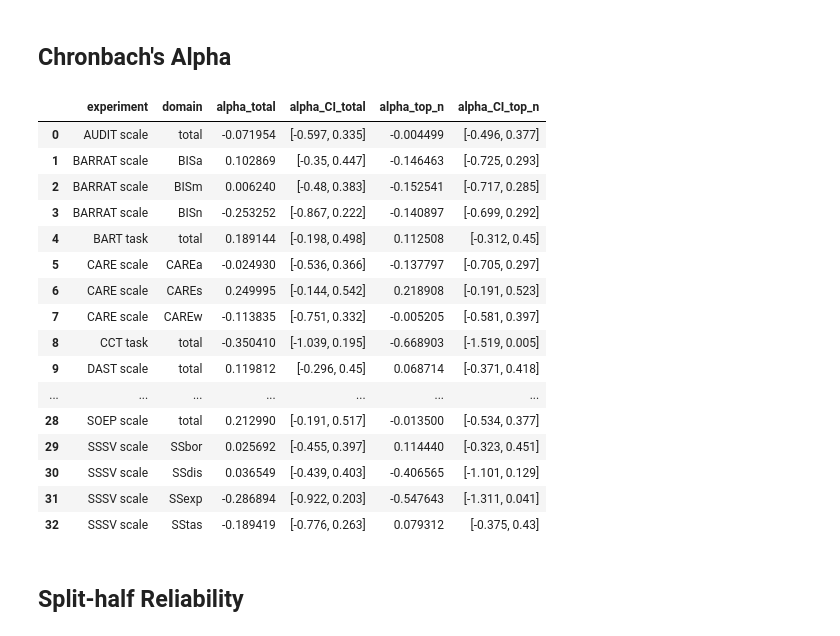
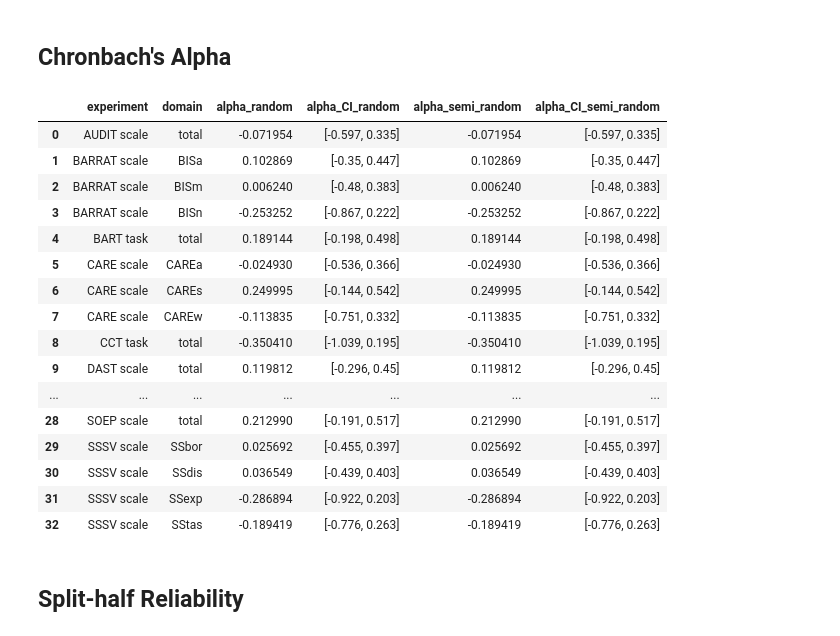
Before and after one commit to jelenameyer/GenInLLM, a Jupyter notebook: data_analysis/simulation_data_analysis_reliability.ipynb, the cells around one changed output. Saved outputs shown, nothing was run; the diff lists cells and outputs as text; code cells hidden in the pictures.

```diff
--- a/data_analysis/simulation_data_analysis_reliability.ipynb
+++ b/data_analysis/simulation_data_analysis_reliability.ipynb
@@ -20,4 +20,5 @@ import seaborn as sns
 ## Read Processed Data
 # %%
 # load overall df
-all_data = pd.read_csv("simulation_random/items_per_LLM_random_simulation.csv")
+random_all_data = pd.read_csv("simulation_random/items_per_LLM_random_simulation.csv")
+semi_random_all_data = pd.read_csv("simulation_semi_random/items_per_LLM_semi_random_simulation.csv")
@@ -61,4 +50,5 @@ def normalize_per_scale(data):
 
     return data
 
-all_data = normalize_per_scale(all_data)
+random_all_data = normalize_per_scale(random_all_data)
+semi_random_all_data = normalize_per_scale(semi_random_all_data)
@@ -76,11 +56,11 @@ all_data = normalize_per_scale(all_data)
 ## Chronbach's Alpha
 # %%
 # function:
-def compute_cronbach_alpha(score = "score"):
+def compute_cronbach_alpha(data, score = "score"):
     results = []
 
     # loop through experiments
-    for exp, exp_data in all_data.groupby("experiment"):
+    for exp, exp_data in data.groupby("experiment"):
 
         # check whether this experiment has subcategories
         if exp_data["category"].notna().any() and exp != "SOEP scale":
@@ -123,37 +103,40 @@ def compute_cronbach_alpha(score = "score"):
     return(pd.DataFrame(results))
 # %%
 # ---- Cronbach's alpha per domain or directly per scale, depending on whether the scale has subdomains ----
-alpha_df = compute_cronbach_alpha()
+alpha_df_random = compute_cronbach_alpha(random_all_data)
+alpha_df_semi_random = compute_cronbach_alpha(semi_random_all_data)
 
 
 # ---- Cronbach's alpha per domain or directly per scale, depending on whether the scale has subdomains ----
-alpha_top_n_df = compute_cronbach_alpha(score = "score_top_n")
+alpha_df_random_top_n= compute_cronbach_alpha(random_all_data, score = "score_top_n")
+alpha_df_semi_random_top_n = compute_cronbach_alpha(semi_random_all_data, score = "score_top_n")
+
 
 
 # Merge only selected columns
-alpha_df = alpha_df.merge(
-    alpha_top_n_df,
+alpha_df = alpha_df_random.merge(
+    alpha_df_semi_random,
     on=["experiment", "domain"],
     how="inner",
-    suffixes=("_total", "_top_n")
+    suffixes=("_random", "_semi_random")
 )
 
 display(alpha_df)
 # %% [output]
-|  | experiment | domain | alpha_total | alpha_CI_total | alpha_top_n | alpha_CI_top_n |
-| 0 | AUDIT scale | total | -0.071954 | [-0.597, 0.335] | -0.004499 | [-0.496, 0.377] |
-| 1 | BARRAT scale | BISa | 0.102869 | [-0.35, 0.447] | -0.146463 | [-0.725, 0.293] |
-| 2 | BARRAT scale | BISm | 0.006240 | [-0.48, 0.383] | -0.152541 | [-0.717, 0.285] |
-| 3 | BARRAT scale | BISn | -0.253252 | [-0.867, 0.222] | -0.140897 | [-0.699, 0.292] |
-| 4 | BART task | total | 0.189144 | [-0.198, 0.498] | 0.112508 | [-0.312, 0.45] |
-| 5 | CARE scale | CAREa | -0.024930 | [-0.536, 0.366] | -0.137797 | [-0.705, 0.297] |
-| 6 | CARE scale | CAREs | 0.249995 | [-0.144, 0.542] | 0.218908 | [-0.191, 0.523] |
-| 7 | CARE scale | CAREw | -0.113835 | [-0.751, 0.332] | -0.005205 | [-0.581, 0.397] |
-| 8 | CCT task | total | -0.350410 | [-1.039, 0.195] | -0.668903 | [-1.519, 0.005] |
-| 9 | DAST scale | total | 0.119812 | [-0.296, 0.45] | 0.068714 | [-0.371, 0.418] |
+|  | experiment | domain | alpha_random | alpha_CI_random | alpha_semi_random | alpha_CI_semi_random |
+| 0 | AUDIT scale | total | -0.071954 | [-0.597, 0.335] | -0.071954 | [-0.597, 0.335] |
+| 1 | BARRAT scale | BISa | 0.102869 | [-0.35, 0.447] | 0.102869 | [-0.35, 0.447] |
+| 2 | BARRAT scale | BISm | 0.006240 | [-0.48, 0.383] | 0.006240 | [-0.48, 0.383] |
+| 3 | BARRAT scale | BISn | -0.253252 | [-0.867, 0.222] | -0.253252 | [-0.867, 0.222] |
+| 4 | BART task | total | 0.189144 | [-0.198, 0.498] | 0.189144 | [-0.198, 0.498] |
+| 5 | CARE scale | CAREa | -0.024930 | [-0.536, 0.366] | -0.024930 | [-0.536, 0.366] |
+| 6 | CARE scale | CAREs | 0.249995 | [-0.144, 0.542] | 0.249995 | [-0.144, 0.542] |
+| 7 | CARE scale | CAREw | -0.113835 | [-0.751, 0.332] | -0.113835 | [-0.751, 0.332] |
+| 8 | CCT task | total | -0.350410 | [-1.039, 0.195] | -0.350410 | [-1.039, 0.195] |
+| 9 | DAST scale | total | 0.119812 | [-0.296, 0.45] | 0.119812 | [-0.296, 0.45] |
 | ... | ... | ... | ... | ... | ... | ... |
-| 28 | SOEP scale | total | 0.212990 | [-0.191, 0.517] | -0.013500 | [-0.534, 0.377] |
-| 29 | SSSV scale | SSbor | 0.025692 | [-0.455, 0.397] | 0.114440 | [-0.323, 0.451] |
-| 30 | SSSV scale | SSdis | 0.036549 | [-0.439, 0.403] | -0.406565 | [-1.101, 0.129] |
-| 31 | SSSV scale | SSexp | -0.286894 | [-0.922, 0.203] | -0.547643 | [-1.311, 0.041] |
-| 32 | SSSV scale | SStas | -0.189419 | [-0.776, 0.263] | 0.079312 | [-0.375, 0.43] |
+| 28 | SOEP scale | total | 0.212990 | [-0.191, 0.517] | 0.212990 | [-0.191, 0.517] |
+| 29 | SSSV scale | SSbor | 0.025692 | [-0.455, 0.397] | 0.025692 | [-0.455, 0.397] |
+| 30 | SSSV scale | SSdis | 0.036549 | [-0.439, 0.403] | 0.036549 | [-0.439, 0.403] |
+| 31 | SSSV scale | SSexp | -0.286894 | [-0.922, 0.203] | -0.286894 | [-0.922, 0.203] |
+| 32 | SSSV scale | SStas | -0.189419 | [-0.776, 0.263] | -0.189419 | [-0.776, 0.263] |
```
Also changed, not shown: parts of 7 cells of this notebook, 5 other files.
